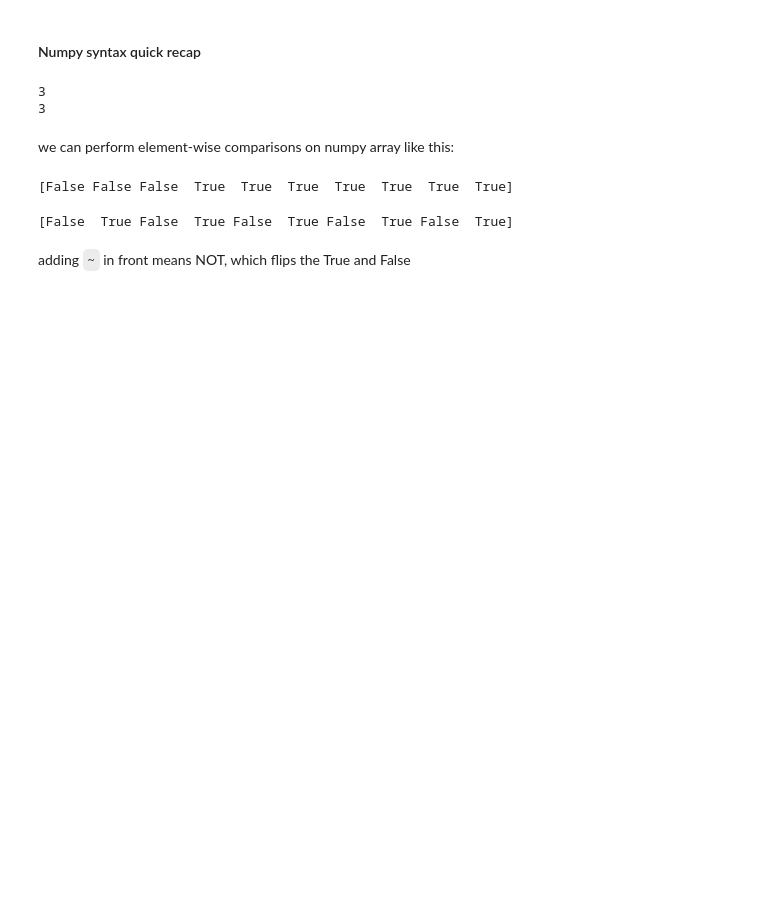
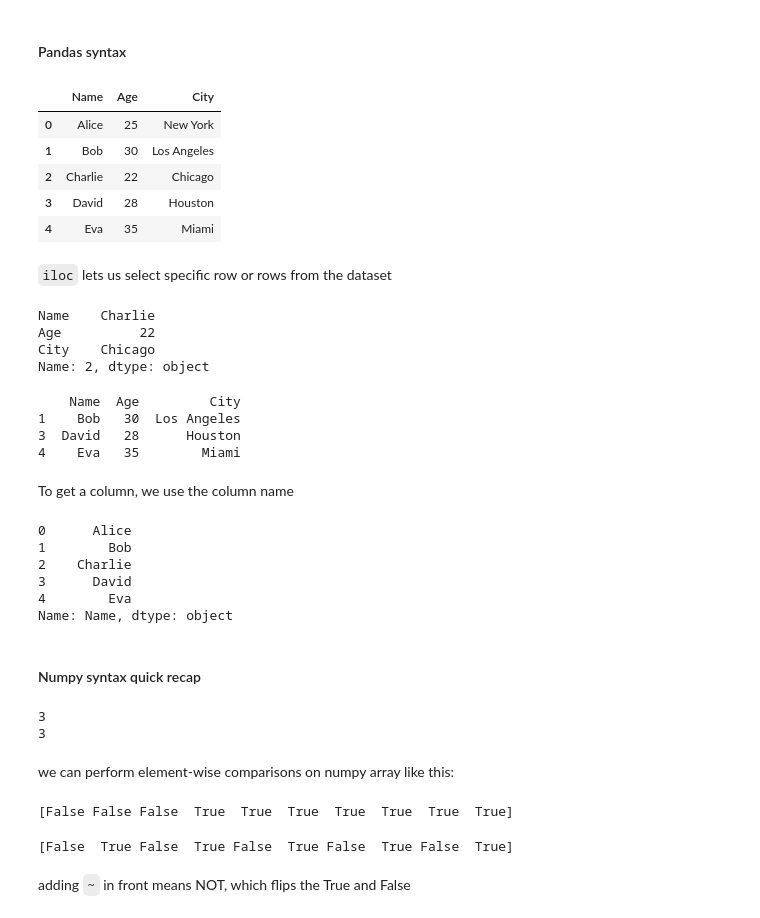
Before and after one commit to MLcmore2023/MLcmore2023, a Jupyter notebook: day2_pm_afternoon/decision-tree-demo.ipynb, the cells around one changed output. Drawn from its saved outputs; the diff is of its cells as text; code cells hidden in the pictures; blank space fills up the shorter version.

```diff
--- a/day2_pm_afternoon/decision-tree-demo.ipynb
+++ b/day2_pm_afternoon/decision-tree-demo.ipynb
@@ -1,5 +1,52 @@
 # %% [markdown]
 <a href="https://colab.research.google.com/github/MLcmore2023/MLcmore2023/blob/main/day2_pm_afternoon/decision-tree-demo.ipynb" target="_parent"><img src="https://colab.research.google.com/assets/colab-badge.svg" alt="Open In Colab"/></a>
+# %% [markdown]
+#### Pandas syntax
+# %%
+import pandas as pd
+data = pd.DataFrame({'Name': ['Alice', 'Bob', 'Charlie', 'David', 'Eva'],
+        'Age': [25, 30, 22, 28, 35],
+        'City': ['New York', 'Los Angeles', 'Chicago', 'Houston', 'Miami']})
+display(data)
+# %% [output]
+|  | Name | Age | City |
+| 0 | Alice | 25 | New York |
+| 1 | Bob | 30 | Los Angeles |
+| 2 | Charlie | 22 | Chicago |
+| 3 | David | 28 | Houston |
+| 4 | Eva | 35 | Miami |
+# %% [markdown]
+`iloc` lets us select specific row or rows from the dataset
+# %%
+# get row 2
+row_2 = data.iloc[2]
+print(row_2)
+# %% [output]
+Name    Charlie
+Age          22
+City    Chicago
+Name: 2, dtype: object
+# %%
+# get row 1, 3, and 4
+row_1_3_4 = data.iloc[ [1,3,4] ]
+print(row_1_3_4)
+# %% [output]
+    Name  Age         City
+1    Bob   30  Los Angeles
+3  David   28      Houston
+4    Eva   35        Miami
+# %% [markdown]
+To get a column, we use the column name
+# %%
+column_1 = data["Name"]
+print(column_1)
+# %% [output]
+0      Alice
+1        Bob
+2    Charlie
+3      David
+4        Eva
+Name: Name, dtype: object
 # %% [markdown]
 #### Numpy syntax quick recap
 # %%
```
Also changed, not shown: parts of 12 cells of this notebook.
